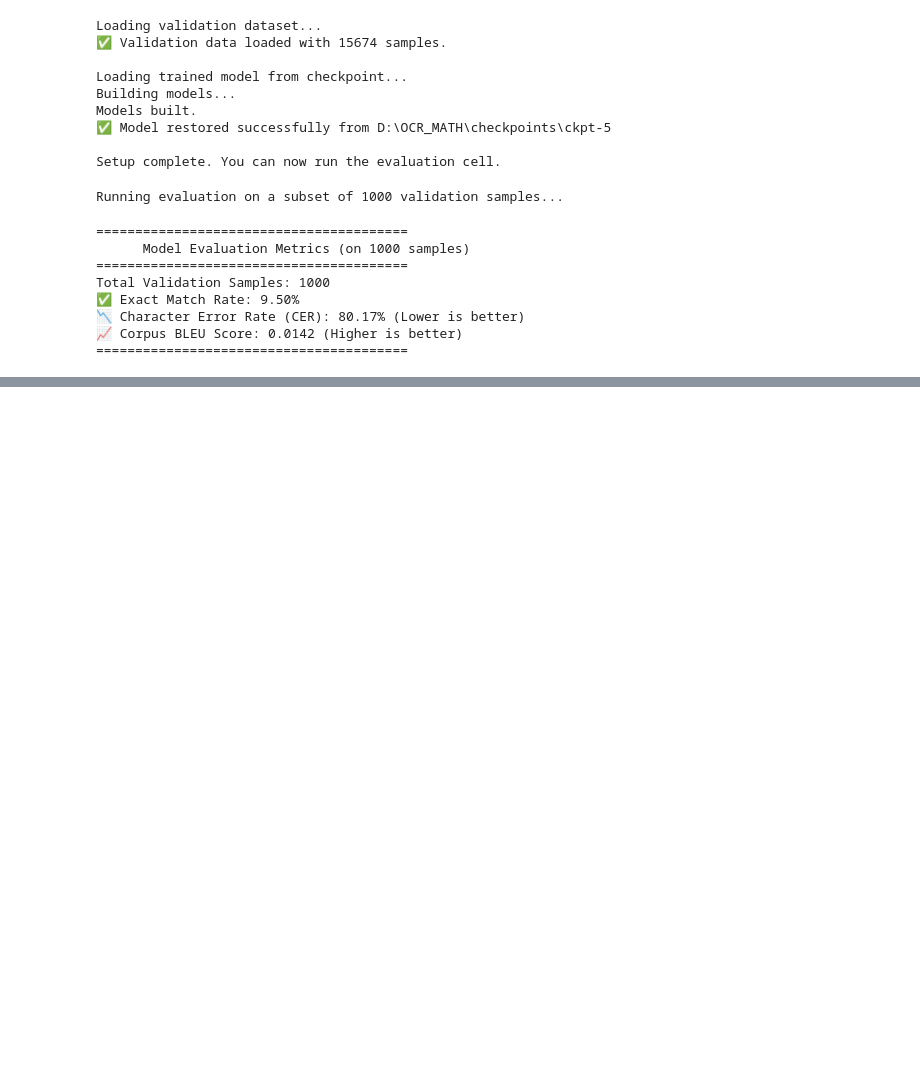
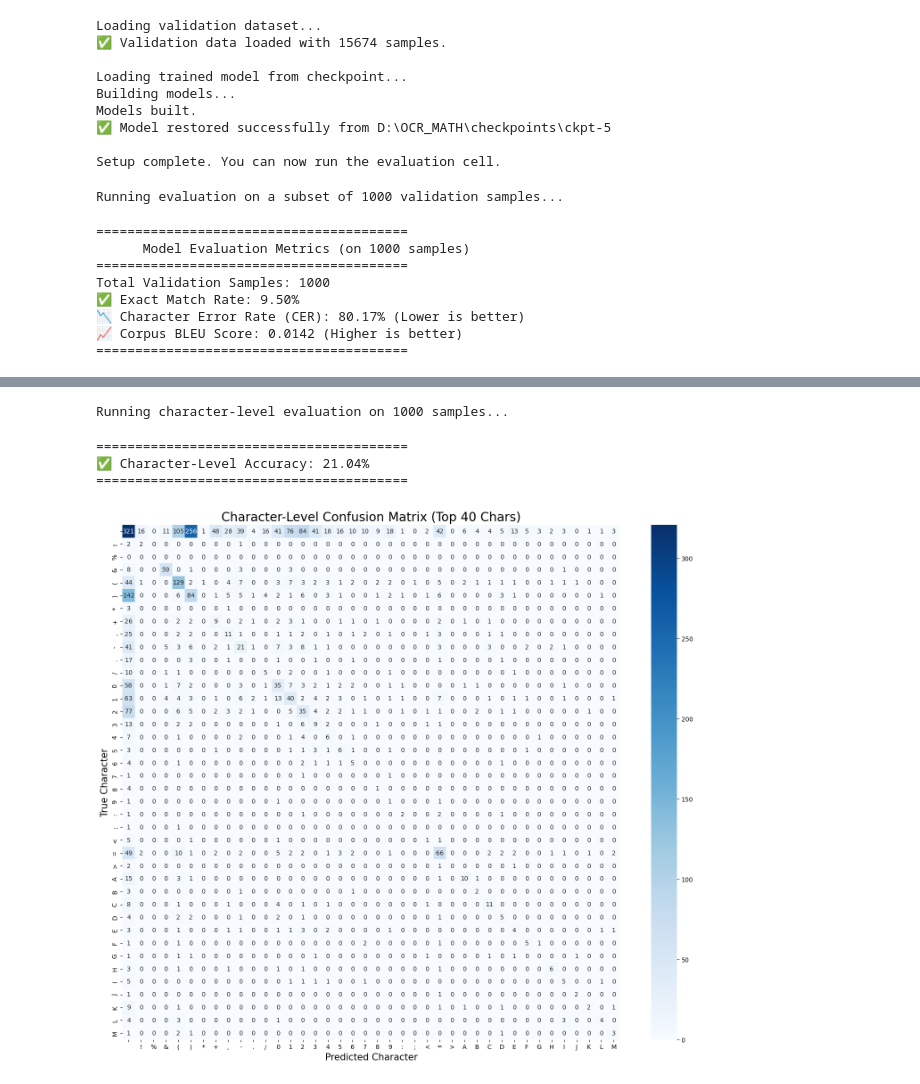
Before and after one commit to Madhu3526/HMER, a Jupyter notebook: transfer_learning_approach.ipynb, the cells around one changed output, grey strips where cells are left out. Cells and saved outputs as stored; diff of their text form; code cells hidden in the pictures; blank space fills up the shorter version.

```diff
--- a/transfer_learning_approach.ipynb
+++ b/transfer_learning_approach.ipynb
@@ -614,0 +584,60 @@ WARNING: Ignoring invalid distribution -ensorflow-intel (d:\ocr_math\math\lib\si
+# %%
+import numpy as np
+import seaborn as sns
+import matplotlib.pyplot as plt
+from sklearn.metrics import confusion_matrix, accuracy_score
+from tqdm import tqdm
+import pandas as pd
+
+# --- Main Evaluation Loop for Character-Level Analysis ---
+print("Running character-level evaluation on 1000 samples...")
+
+num_samples = 1000
+paths_to_evaluate = valid_image_paths[:num_samples]
+captions_to_evaluate = valid_captions[:num_samples]
+
+all_true_chars = []
+all_pred_chars = []
+
+for img_path, true_caption in tqdm(zip(paths_to_evaluate, captions_to_evaluate), total=num_samples):
+    predicted_caption = evaluate(img_path, encoder, decoder)
+    clean_true_caption = true_caption.replace('<start>', '').replace('<end>', '').strip()
+
+    # Pad the shorter string to make lengths equal for character comparison
+    max_len = max(len(clean_true_caption), len(predicted_caption))
+    clean_true_caption = clean_true_caption.ljust(max_len)
+    predicted_caption = predicted_caption.ljust(max_len)
+
+    all_true_chars.extend(list(clean_true_caption))
+    all_pred_chars.extend(list(predicted_caption))
+
+# --- Calculate and Print Character-Level Accuracy ---
+char_accuracy = accuracy_score(all_true_chars, all_pred_chars)
+print("\n" + "="*40)
+print(f"✅ Character-Level Accuracy: {char_accuracy * 100:.2f}%")
+print("="*40)
+
+# --- Generate and Plot the Confusion Matrix ---
+
+# Get the unique characters to use as labels for the matrix
+labels = sorted(list(set(all_true_chars + all_pred_chars)))
+# Limit to a reasonable number of labels for visibility, e.g., the first 30
+if len(labels) > 40:
+    labels = labels[:40]
+
+# Create the confusion matrix
+cm = confusion_matrix(all_true_chars, all_pred_chars, labels=labels)
+
+# Plot the confusion matrix as a heatmap
+plt.figure(figsize=(18, 15))
+sns.heatmap(cm, annot=True, fmt='d', cmap='Blues', xticklabels=labels, yticklabels=labels)
+plt.title('Character-Level Confusion Matrix (Top 40 Chars)', fontsize=20)
+plt.xlabel('Predicted Character', fontsize=15)
+plt.ylabel('True Character', fontsize=15)
+plt.show()
+# %% [output]
+Running character-level evaluation on 1000 samples...
+========================================
+✅ Character-Level Accuracy: 21.04%
+========================================
+[figure, added]
```
Also changed, not shown: parts of 1 cell of this notebook, 1 other file.
